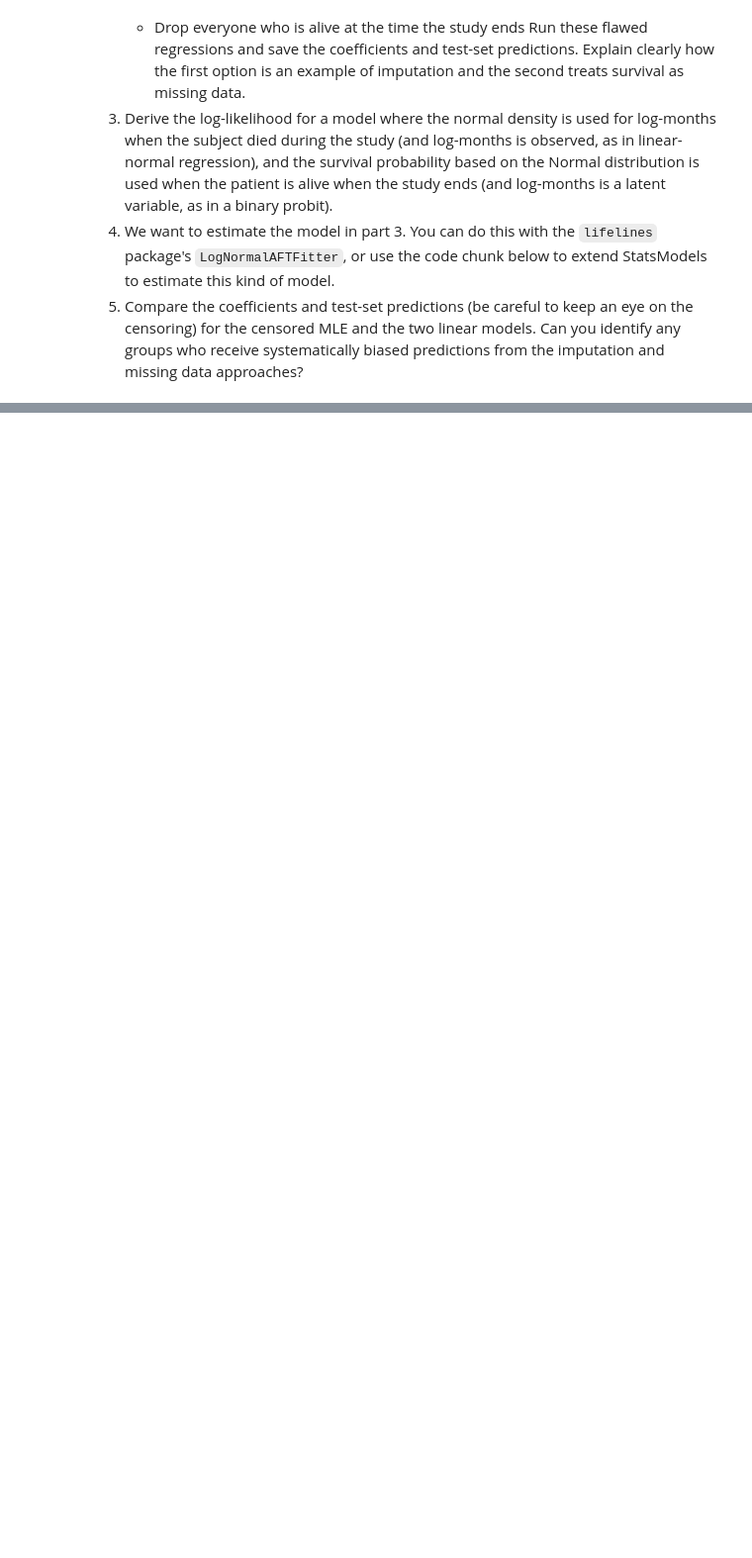
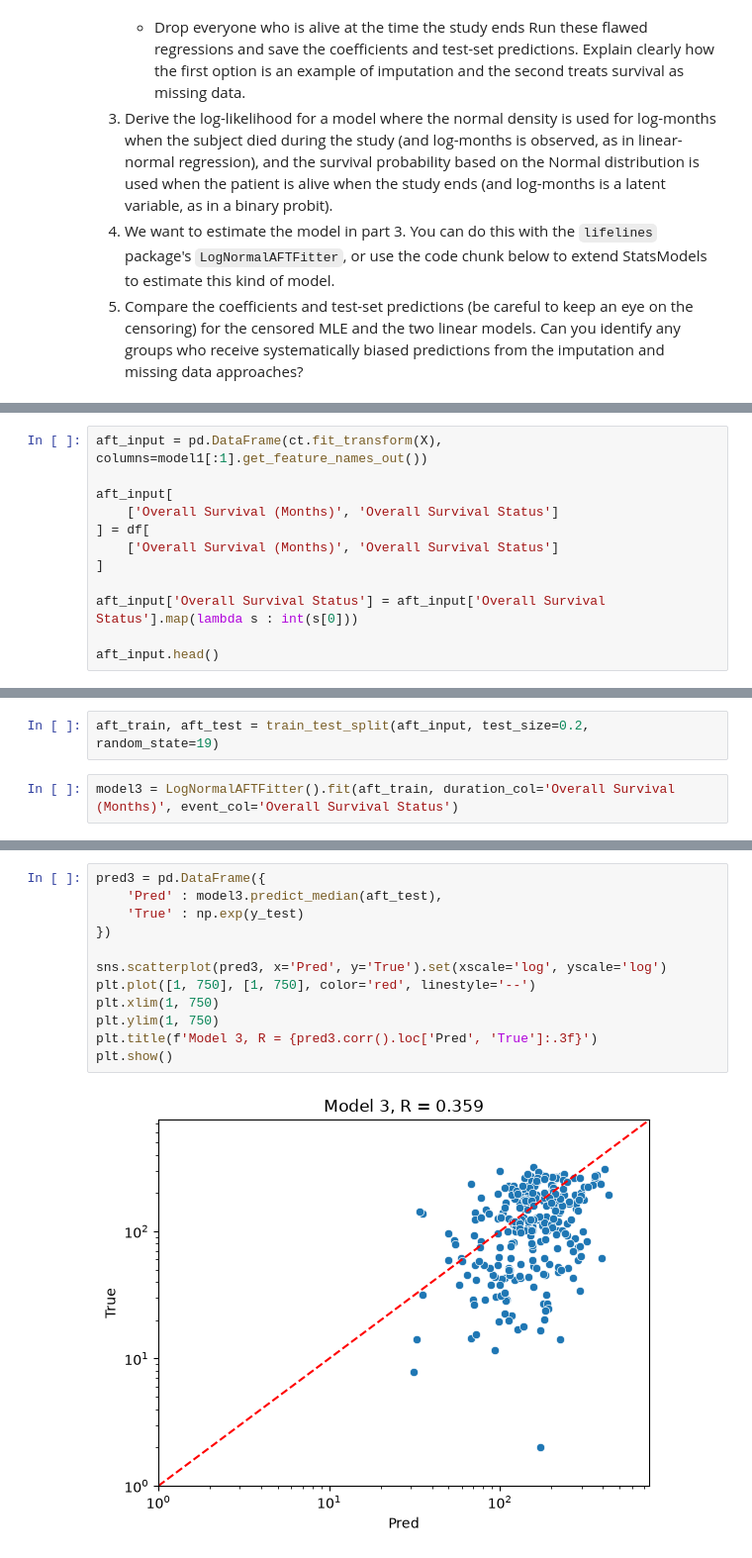
Before and after one commit to wesleyfletcher/UU_F26_templates, a Jupyter notebook: Week12/Lab10_survival_lab.ipynb, the cells around one changed output, grey strips where cells are left out. Shown at 99% size. Drawn from its saved outputs; the diff is of its cells as text; blank space fills up the shorter version.

```diff
--- a/Week12/Lab10_survival_lab.ipynb
+++ b/Week12/Lab10_survival_lab.ipynb
@@ -58,0 +169,12 @@ print(mle.summary())
+# %%
+aft_input = pd.DataFrame(ct.fit_transform(X), columns=model1[:1].get_feature_names_out())
+
+aft_input[
+    ['Overall Survival (Months)', 'Overall Survival Status']
+] = df[
+    ['Overall Survival (Months)', 'Overall Survival Status']
+]
+
+aft_input['Overall Survival Status'] = aft_input['Overall Survival Status'].map(lambda s : int(s[0]))
+
+aft_input.head()
@@ -58,0 +188,4 @@ print(mle.summary())
+# %%
+aft_train, aft_test = train_test_split(aft_input, test_size=0.2, random_state=19)
+# %%
+model3 = LogNormalAFTFitter().fit(aft_train, duration_col='Overall Survival (Months)', event_col='Overall Survival Status')
@@ -58,0 +210,14 @@ print(mle.summary())
+# %%
+pred3 = pd.DataFrame({
+    'Pred' : model3.predict_median(aft_test),
+    'True' : np.exp(y_test)
+})
+
+sns.scatterplot(pred3, x='Pred', y='True').set(xscale='log', yscale='log')
+plt.plot([1, 750], [1, 750], color='red', linestyle='--')
+plt.xlim(1, 750)
+plt.ylim(1, 750)
+plt.title(f'Model 3, R = {pred3.corr().loc['Pred', 'True']:.3f}')
+plt.show()
+# %% [output]
+[figure, added]
```
Also changed, not shown: parts of 25 cells of this notebook.
